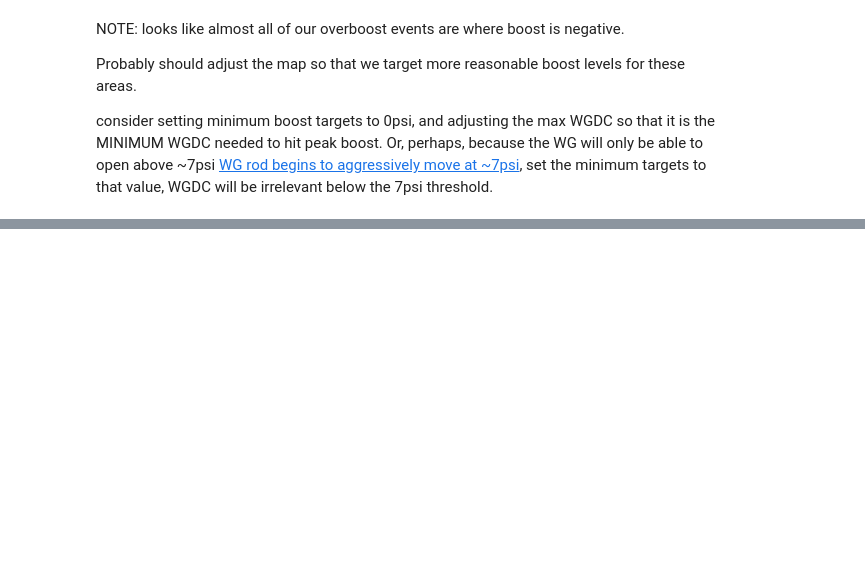
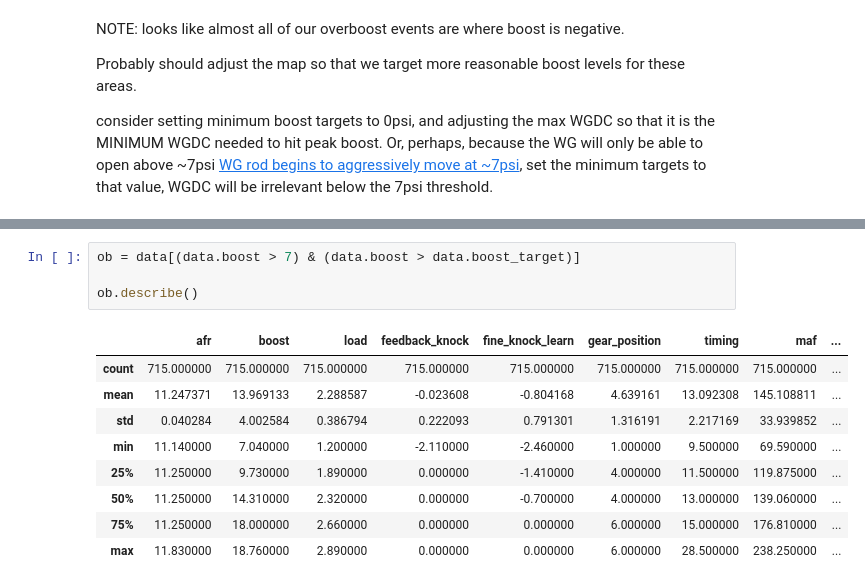
Before and after one commit to lundybernard/engine_analysis, a Jupyter notebook: notebooks/2_basic_analysis.ipynb, the cells around one changed output, grey strips where cells are left out. Drawn from its saved outputs; the diff is of its cells as text; blank space fills up the shorter version.

```diff
--- a/notebooks/2_basic_analysis.ipynb
+++ b/notebooks/2_basic_analysis.ipynb
@@ -217,3 +217,17 @@ data[(data.boost > 0) & (data.boost > data.boost_target)].describe()
 | 50% | 11.250000 | 8.880000 | 1.780000 | 0.000000 | 0.000000 | 4.000000 | 15.500000 | 106.600000 | ... |
 | 75% | 12.400000 | 16.695000 | 2.500000 | 0.000000 | 0.000000 | 6.000000 | 19.000000 | 146.285000 | ... |
 | max | 21.360000 | 18.760000 | 2.890000 | 0.000000 | 0.000000 | 6.000000 | 40.000000 | 238.250000 | ... |
+# %%
+ob = data[(data.boost > 7) & (data.boost > data.boost_target)]
+
+ob.describe()
+# %% [output]
+|  | afr | boost | load | feedback_knock | fine_knock_learn | gear_position | timing | maf | ... |
+| count | 715.000000 | 715.000000 | 715.000000 | 715.000000 | 715.000000 | 715.000000 | 715.000000 | 715.000000 | ... |
+| mean | 11.247371 | 13.969133 | 2.288587 | -0.023608 | -0.804168 | 4.639161 | 13.092308 | 145.108811 | ... |
+| std | 0.040284 | 4.002584 | 0.386794 | 0.222093 | 0.791301 | 1.316191 | 2.217169 | 33.939852 | ... |
+| min | 11.140000 | 7.040000 | 1.200000 | -2.110000 | -2.460000 | 1.000000 | 9.500000 | 69.590000 | ... |
+| 25% | 11.250000 | 9.730000 | 1.890000 | 0.000000 | -1.410000 | 4.000000 | 11.500000 | 119.875000 | ... |
+| 50% | 11.250000 | 14.310000 | 2.320000 | 0.000000 | -0.700000 | 4.000000 | 13.000000 | 139.060000 | ... |
+| 75% | 11.250000 | 18.000000 | 2.660000 | 0.000000 | 0.000000 | 6.000000 | 15.000000 | 176.810000 | ... |
+| max | 11.830000 | 18.760000 | 2.890000 | 0.000000 | 0.000000 | 6.000000 | 28.500000 | 238.250000 | ... |
```
Also changed, not shown: parts of 1 cell of this notebook, 6 other files.
